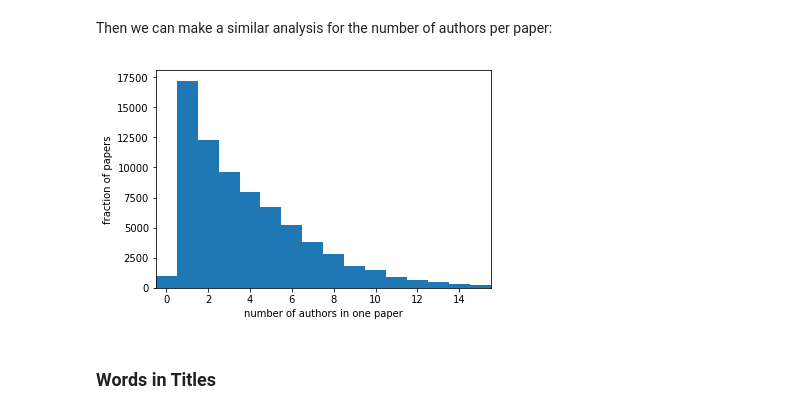
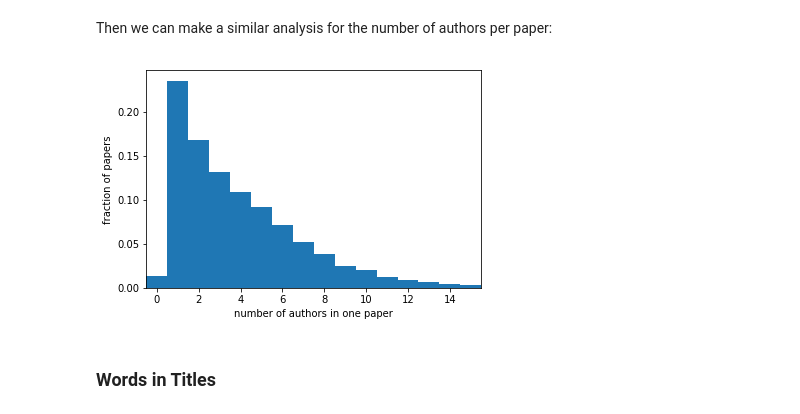
Before and after one commit to pokixu/IR2019, a Jupyter notebook: 01_inspecting.ipynb, the cells around one changed output. Saved outputs shown, nothing was run; the diff lists cells and outputs as text; code cells hidden in the pictures.

```diff
--- a/01_inspecting.ipynb
+++ b/01_inspecting.ipynb
@@ -123,12 +123,12 @@ plt.ylabel('number of authors');
 # %% [markdown]
 Then we can make a similar analysis for the number of authors per paper:
 # %%
-plt.hist( x=[ len(p.authors) for p in Summaries.values() ], bins=range(20), align='left' )
+plt.hist(x=[ len(p.authors) for p in Summaries.values() ], bins=range(20), align='left', density=True)
 plt.xlabel('number of authors in one paper')
 plt.ylabel('fraction of papers')
 plt.xlim(-0.5, 15.5);
 # %% [output]
-[figure, old version]
+[figure, new version]
 # %% [markdown]
 ### Words in Titles
 # %% [markdown]
```
Also changed, not shown: 1 other file.
